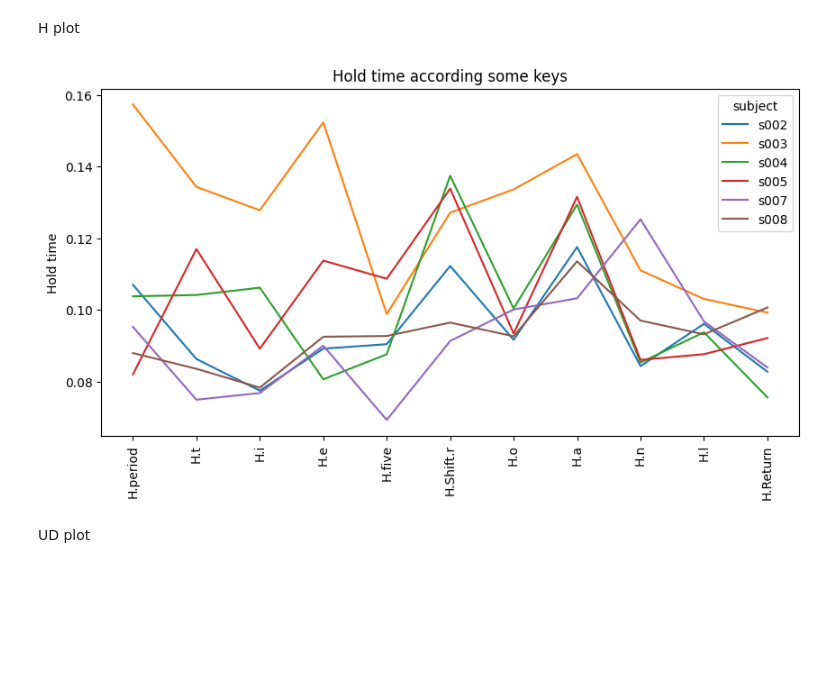
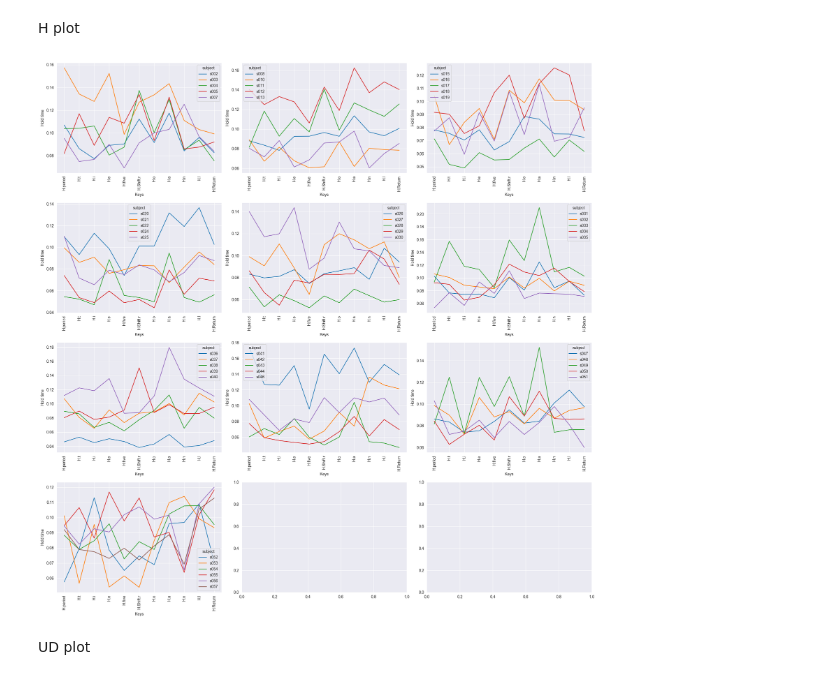
Before and after one commit to LesCadets/keystroke-dynamics-benchmark-dataset, a Jupyter notebook: keystroke-detection-tool.ipynb, the cells around one changed output. Drawn from its saved outputs; the diff is of its cells as text; code cells hidden in the pictures; blank space fills up the shorter version.

Commit message:
feat: modified keystroke graphs to plot all the subjects by groups of 5

```diff
--- a/keystroke-detection-tool.ipynb
+++ b/keystroke-detection-tool.ipynb
@@ -390,22 +420,23 @@ H plot
 # %%
 key_hold_time = df[h_cols]
 
-key_hold_time = key_hold_time.where(
-    (key_hold_time['subject'] == 's002') | (key_hold_time['subject'] == 's003') | (
-            key_hold_time['subject'] == 's004') | (key_hold_time['subject'] == 's005') | (
-            key_hold_time['subject'] == 's007') | (key_hold_time['subject'] == 's008'))
+fig, axs = plt.subplots(row_num, col_num, figsize=(20, 20))
 
-key_hold_time = key_hold_time.groupby('subject').agg('mean')
+for i in range(len(groups)):
+    key_hold_time = df[h_cols].where(df['subject'].isin(groups[i]))
+    key_hold_time = key_hold_time.groupby("subject").agg("mean")
 
-fig, ax = plt.subplots(figsize=(10, 5))
-key_hold_time.T.plot(ax=ax)
-ax.set_xticks(np.arange(len(key_hold_time.columns)))
-ax.set_xticklabels(key_hold_time.columns, rotation=90)
-plt.ylabel('Hold time')
-plt.title("Hold time according some keys")
+    ax = axs[i // col_num, i % col_num]
+    key_hold_time.T.plot(ax=ax)
+    ax.set_xticks(np.arange(len(key_hold_time.columns)))
+    ax.set_xticklabels(key_hold_time.columns, rotation=90)
+    ax.set_ylabel("Hold time")
+    ax.set_xlabel("Keys")
+
+plt.tight_layout()
 plt.show()
 # %% [output]
-[figure, old version]
+[figure, new version]
 # %% [markdown]
 UD plot
 # %%
```
Also changed, not shown: parts of 14 cells of this notebook.
